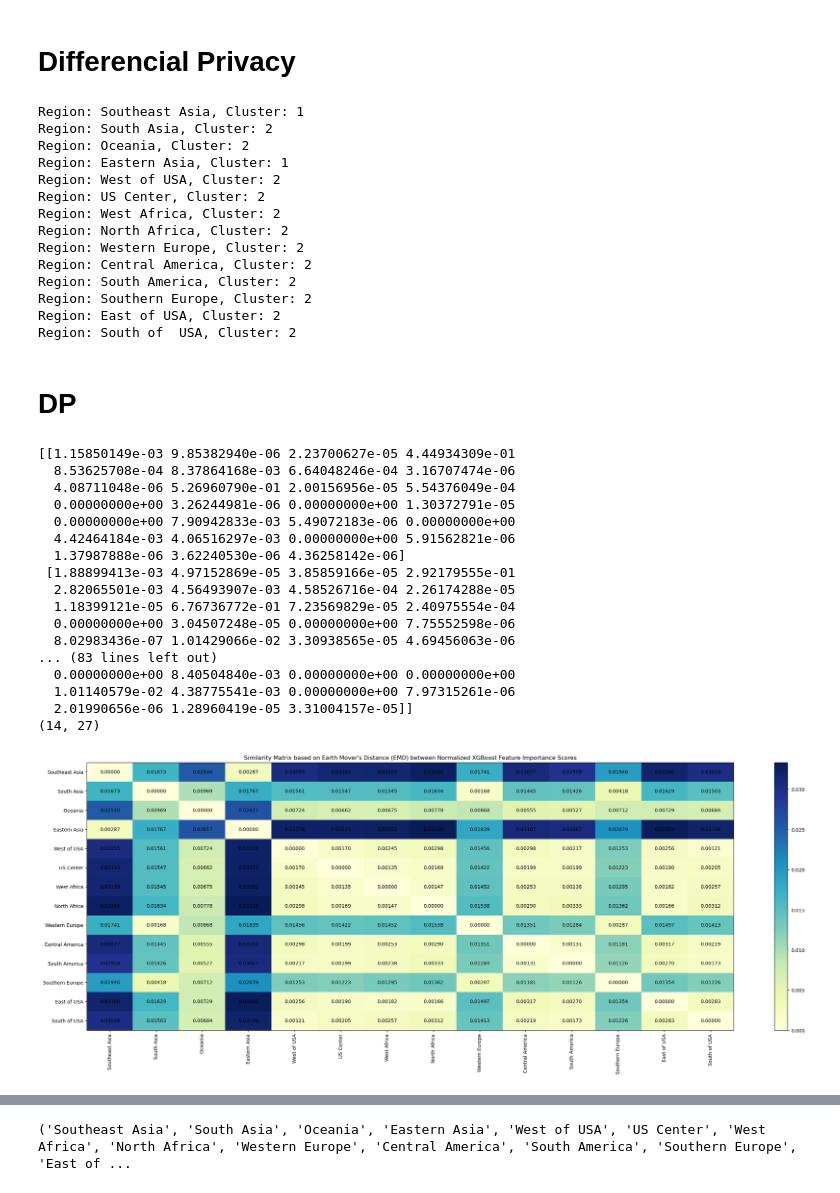
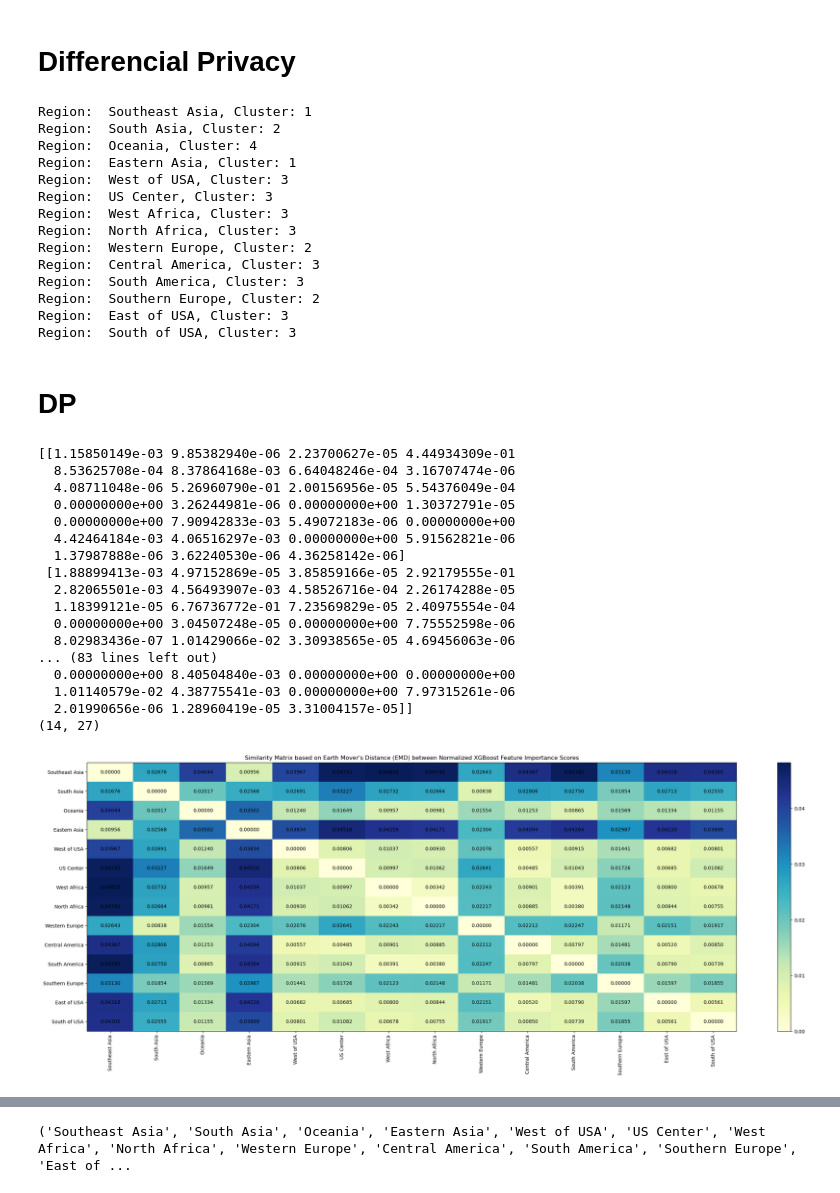
Before and after one commit to Yunbo-max/PA-CFL, a Jupyter notebook: Clustering_analysis/4.Clustering_analysis.ipynb, the cells around one changed output, grey strips where cells are left out. Saved outputs shown, nothing was run; the diff lists cells and outputs as text; code cells hidden in the pictures.

```diff
--- a/Clustering_analysis/4.Clustering_analysis.ipynb
+++ b/Clustering_analysis/4.Clustering_analysis.ipynb
@@ -7,7 +113,7 @@ from sklearn.cluster import AgglomerativeClustering
 import h5py
 import xgboost as xgb
 from scipy.stats import wasserstein_distance
-
+from sklearn.model_selection import train_test_split
 region_map = {
     0: "Southeast Asia",
     1: "South Asia",
@@ -34,6 +140,7 @@ region_map = {
     22: "South of USA",
 }
 
+# sheet_names = [ str(i) for i in region_map.keys()]
 sheet_names = ['0', '1', '2', '3', '5', '6', '7', '9', '10', '12', '14', '16', '17', '22']
 dataframes = []
 
@@ -61,12 +168,22 @@ for region in df_cluster['Order Region'].unique():
     # Create subset DataFrame for the current Order Region
     subset_df = df_cluster[df_cluster['Order Region'] == region].drop(columns=['Order Region'])
 
+    # Ensure that the dataset is ordered by 'order_year' and 'order_month'
+    subset_df = subset_df.sort_values(by=['order_year', 'order_month'])
+
+
+
+
+
+
+
     y = subset_df['Sales'].values
 
     X = subset_df.drop(columns=['Sales']).values
+    xs_train, xs_test, ys_train, ys_test = train_test_split(X, y, test_size=0.2, random_state=42)
 
     model = xgb.XGBRegressor(objective='reg:squarederror', random_state=42)
-    model.fit(X, y)
+    model.fit(xs_train, ys_train)
 
     feature_importance_scores.append(model.feature_importances_)
 
@@ -150,7 +464,7 @@ emd_distances = pairwise_distances(normalized_feature_importance, metric=calcula
 linkage_matrix = linkage(emd_distances, method='average')  # You can adjust the method as desired
 
 # Perform agglomerative clustering
-num_clusters = 8  # Set the number of clusters as desired
+num_clusters = 5 # Set the number of clusters as desired
 cluster_labels = fcluster(linkage_matrix, num_clusters, criterion='maxclust')
 
 # Print cluster labels for each region
@@ -263,8 +577,8 @@ def calculate_emd(distribution1, distribution2):
     return wasserstein_distance(distribution1, distribution2)
 
 # Define sensitivity and epsilon as before
-sensitivity = 0.01
-epsilon_feature_importance = 1
+sensitivity = 0.001
+epsilon_feature_importance = 0.5
 
 # Add Laplace noise to each subarray
 noisy_subarrays = [add_laplace_noise_to_subarrays(subarray, sensitivity, epsilon_feature_importance)
@@ -277,27 +591,27 @@ emd_distances_noisy = pairwise_distances(noisy_subarrays, metric=calculate_emd)
 linkage_matrix = linkage(emd_distances_noisy, method='average')  # You can adjust the method as desired
 
 # Perform agglomerative clustering
-num_clusters = 2  # Set the number of clusters as desired
+num_clusters = 4  # Set the number of clusters as desired
 cluster_labels = fcluster(linkage_matrix, num_clusters, criterion='maxclust')
 
 # Print cluster labels for each region
 for region, label in zip(region_names, cluster_labels):
     print(f"Region: {region}, Cluster: {label}")
 # %% [output]
-Region: Southeast Asia, Cluster: 1
-Region: South Asia, Cluster: 2
-Region: Oceania, Cluster: 2
-Region: Eastern Asia, Cluster: 1
-Region: West of USA, Cluster: 2
-Region: US Center, Cluster: 2
-Region: West Africa, Cluster: 2
-Region: North Africa, Cluster: 2
-Region: Western Europe, Cluster: 2
-Region: Central America, Cluster: 2
-Region: South America, Cluster: 2
-Region: Southern Europe, Cluster: 2
-Region: East of USA, Cluster: 2
-Region: South of  USA, Cluster: 2
+Region:  Southeast Asia, Cluster: 1
+Region:  South Asia, Cluster: 2
+Region:  Oceania, Cluster: 4
+Region:  Eastern Asia, Cluster: 1
+Region:  West of USA, Cluster: 3
+Region:  US Center, Cluster: 3
+Region:  West Africa, Cluster: 3
+Region:  North Africa, Cluster: 3
+Region:  Western Europe, Cluster: 2
+Region:  Central America, Cluster: 3
+Region:  South America, Cluster: 3
+Region:  Southern Europe, Cluster: 2
+Region:  East of USA, Cluster: 3
+Region:  South of USA, Cluster: 3
 # %% [markdown]
 # DP
 # %%
@@ -336,6 +650,7 @@ region_map = {
     22: "South of USA",
 }
 
+# sheet_names = [ str(i) for i in region_map.keys()]
 sheet_names = ['0', '1', '2', '3', '5', '6', '7', '9', '10', '12', '14', '16', '17', '22']
 dataframes = []
 
@@ -400,7 +715,9 @@ def add_laplace_noise_to_subarrays(array, sensitivity, epsilon):
     noisy_array = np.zeros_like(array)
     for i, subarray in enumerate(array):
         scale = sensitivity / epsilon
-        noise = np.random.laplace(loc=0.0, scale=scale, size=subarray.shape)
+        stddev = sensitivity / epsilon
+        # noise = np.random.laplace(loc=0.0, scale=scale, size=subarray.shape)
+        noise = np.random.normal(loc=0.0, scale=stddev, size=subarray.shape)
         noisy_array[i] = subarray + noise
     return noisy_array
 
@@ -410,7 +727,7 @@ def calculate_emd(distribution1, distribution2):
 
 # Define sensitivity and epsilon as before
 sensitivity = 0.01
-epsilon = 5
+epsilon = 0.5
 
 best_epsilon = None
 best_cluster_labels = None
@@ -441,31 +758,31 @@ for i in range(num_regions):
 plt.figure(figsize=(30, 10))
 plt.imshow(similarity_matrix_xgboost, cmap="YlGnBu", interpolation='nearest', aspect='auto')
 
 for i in range(len(region_names)):
     for j in range(len(region_names)):
         plt.text(j, i, f'{similarity_matrix_xgboost[i, j]:.5f}', ha='center', va='center', color='black')
 
 plt.colorbar()
 plt.title('Similarity Matrix based on Earth Mover\'s Distance (EMD) between Normalized XGBoost Feature Importance Scores')
 plt.xticks(np.arange(len(region_names)), region_names, rotation=90)
 plt.yticks(np.arange(len(region_names)), region_names)
 plt.show()
 # %% [output]
 [[1.15850149e-03 9.85382940e-06 2.23700627e-05 4.44934309e-01
   8.53625708e-04 8.37864168e-03 6.64048246e-04 3.16707474e-06
   4.08711048e-06 5.26960790e-01 2.00156956e-05 5.54376049e-04
   0.00000000e+00 3.26244981e-06 0.00000000e+00 1.30372791e-05
   0.00000000e+00 7.90942833e-03 5.49072183e-06 0.00000000e+00
   4.42464184e-03 4.06516297e-03 0.00000000e+00 5.91562821e-06
   1.37987888e-06 3.62240530e-06 4.36258142e-06]
  [1.88899413e-03 4.97152869e-05 3.85859166e-05 2.92179555e-01
   2.82065501e-03 4.56493907e-03 4.58526716e-04 2.26174288e-05
   1.18399121e-05 6.76736772e-01 7.23569829e-05 2.40975554e-04
   0.00000000e+00 3.04507248e-05 0.00000000e+00 7.75552598e-06
   8.02983436e-07 1.01429066e-02 3.30938565e-05 4.69456063e-06
 ... (83 lines left out)
   0.00000000e+00 8.40504840e-03 0.00000000e+00 0.00000000e+00
   1.01140579e-02 4.38775541e-03 0.00000000e+00 7.97315261e-06
   2.01990656e-06 1.28960419e-05 3.31004157e-05]]
 (14, 27)
-[figure, old version]
+[figure, new version]
```
Also changed, not shown: parts of 23 cells of this notebook, 1 other file.
